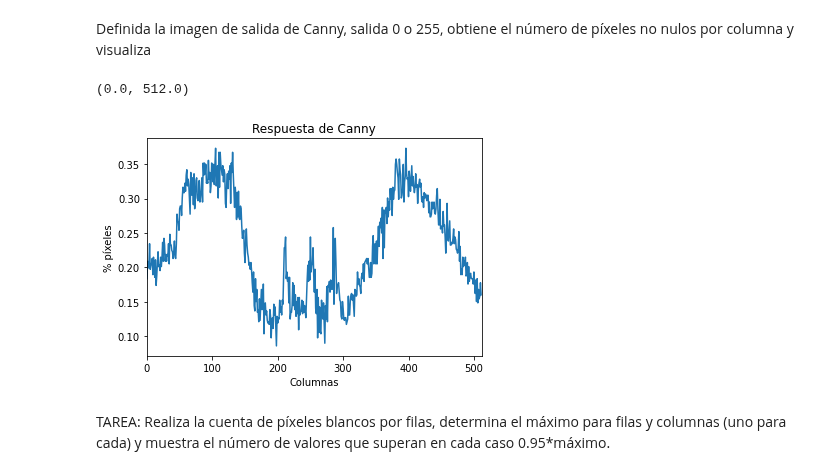
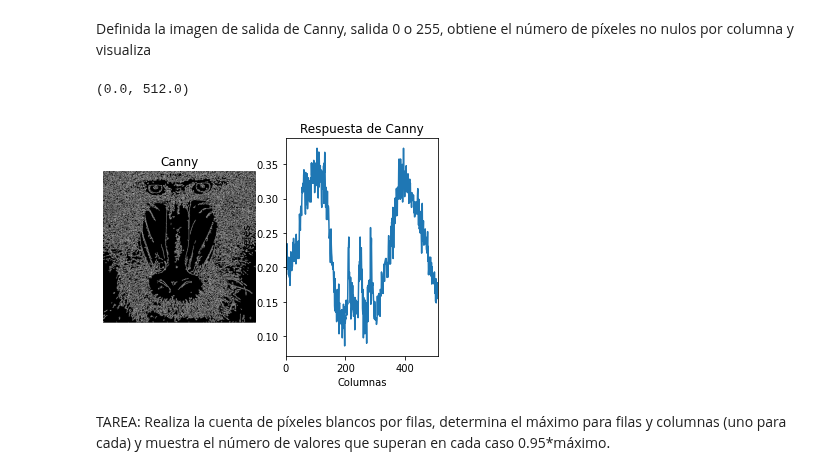
Before and after one commit to otsedom/otsedom.github.io, a Jupyter notebook: VC/P2/VC_P2.ipynb, the cells around one changed output. Drawn from its saved outputs; the diff is of its cells as text; code cells hidden in the pictures.

```diff
--- a/VC/P2/VC_P2.ipynb
+++ b/VC/P2/VC_P2.ipynb
@@ -60,24 +68,31 @@ Definida la imagen de salida de Canny, salida 0 o 255, obtiene el número de pí
 # %%
 #Si muestras el contenido de la imagen resultado, son valores 0 o 255
 #print(canny)
 #Cuenta el número de píxeles blancos (255) por columna
 #Suma los valores de los pixeles por columna
 col_counts = cv2.reduce(canny, 0, cv2.REDUCE_SUM, dtype=cv2.CV_32SC1)
 
 #Normaliza en base al número de filas y al valor máximo del píxel (255)
 #El resultado será el número de píxeles blancos por columna
-cols = col_counts[0] / (255 * canny.shape[0])
+cols = col_counts[0] / (255 * canny.shape[1])
 
 #Muestra dicha cuenta gráficamente
 plt.figure()
+plt.subplot(1, 2, 1)
+plt.axis("off")
+plt.title("Canny")
+plt.imshow(canny, cmap='gray')
+
+plt.subplot(1, 2, 2)
 plt.title("Respuesta de Canny")
 plt.xlabel("Columnas")
 plt.ylabel("% píxeles")
 plt.plot(cols)
-plt.xlim([0, gris.shape[0]])
+#Rango en x definido por las columnas
+plt.xlim([0, canny.shape[0]])
 # %% [output]
 (0.0, 512.0)
-[figure, old version]
+[figure, new version]
 # %% [markdown]
 TAREA: Realiza la cuenta de píxeles blancos por filas, determina el máximo para filas y columnas (uno para cada) y muestra el número de valores que superan en cada caso 0.95*máximo.
 # %% [markdown]
```
Also changed, not shown: parts of 4 cells of this notebook.
